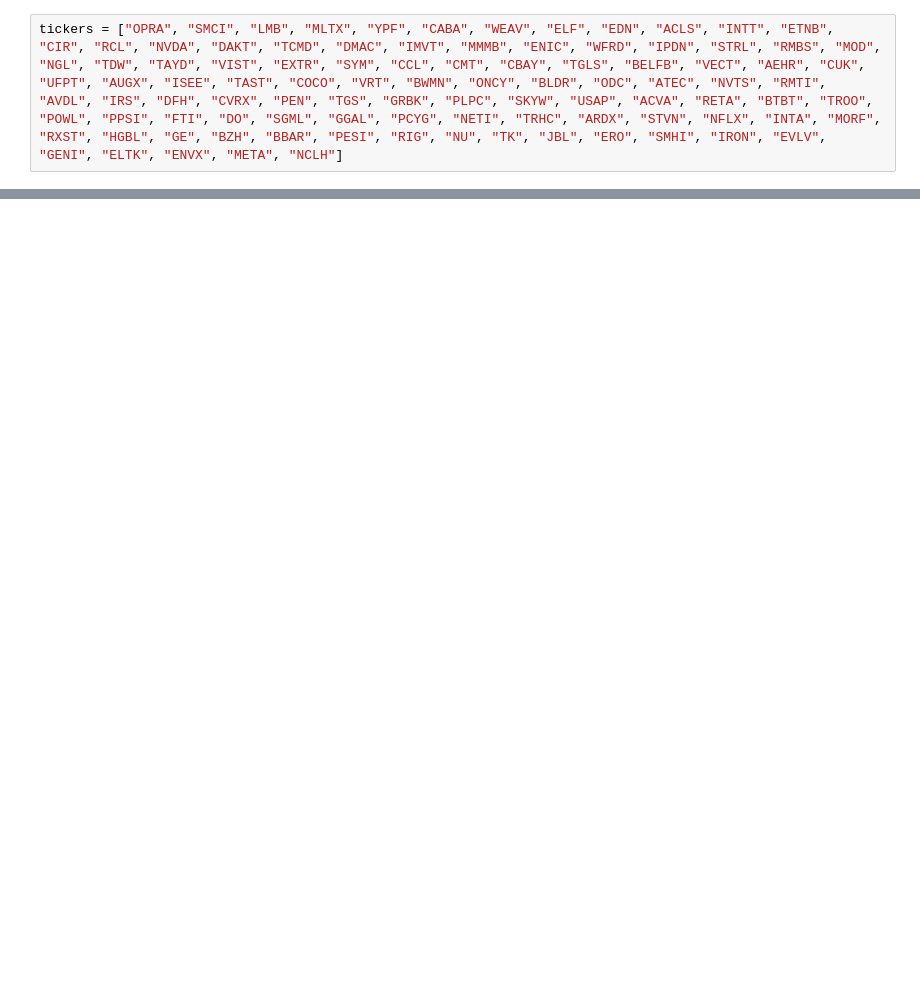
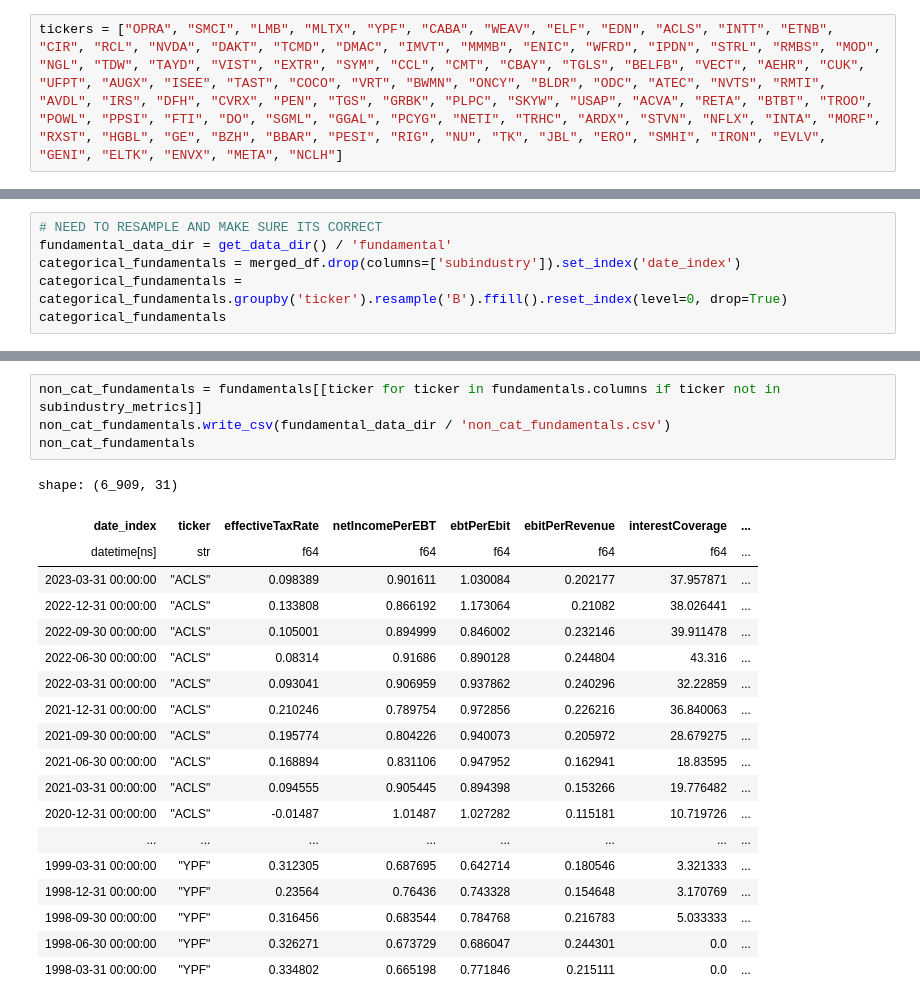
Before and after one commit to jakezur1/factorlib-polars, a Jupyter notebook: factors/fundamental/fundamentals.ipynb, the cells around one changed output, grey strips where cells are left out. Saved outputs shown, nothing was run; the diff lists cells and outputs as text; blank space fills up the shorter version.

```diff
--- a/factors/fundamental/fundamentals.ipynb
+++ b/factors/fundamental/fundamentals.ipynb
@@ -15,0 +150,6 @@ cash_flow_statements = pd.read_csv(raw_data_dir / 'income_statements.csv')
+# %%
+# NEED TO RESAMPLE AND MAKE SURE ITS CORRECT
+fundamental_data_dir = get_data_dir() / 'fundamental'
+categorical_fundamentals = merged_df.drop(columns=['subindustry']).set_index('date_index')
+categorical_fundamentals = categorical_fundamentals.groupby('ticker').resample('B').ffill().reset_index(level=0, drop=True)
+categorical_fundamentals
@@ -15,0 +189,24 @@ cash_flow_statements = pd.read_csv(raw_data_dir / 'income_statements.csv')
+# %%
+non_cat_fundamentals = fundamentals[[ticker for ticker in fundamentals.columns if ticker not in subindustry_metrics]]
+non_cat_fundamentals.write_csv(fundamental_data_dir / 'non_cat_fundamentals.csv')
+non_cat_fundamentals
+# %% [output]
+shape: (6_909, 31)
+| date_index | ticker | effectiveTaxRate | netIncomePerEBT | ebtPerEbit | ebitPerRevenue | interestCoverage | ... |
+| datetime[ns] | str | f64 | f64 | f64 | f64 | f64 | ... |
+| 2023-03-31 00:00:00 | "ACLS" | 0.098389 | 0.901611 | 1.030084 | 0.202177 | 37.957871 | ... |
+| 2022-12-31 00:00:00 | "ACLS" | 0.133808 | 0.866192 | 1.173064 | 0.21082 | 38.026441 | ... |
+| 2022-09-30 00:00:00 | "ACLS" | 0.105001 | 0.894999 | 0.846002 | 0.232146 | 39.911478 | ... |
+| 2022-06-30 00:00:00 | "ACLS" | 0.08314 | 0.91686 | 0.890128 | 0.244804 | 43.316 | ... |
+| 2022-03-31 00:00:00 | "ACLS" | 0.093041 | 0.906959 | 0.937862 | 0.240296 | 32.22859 | ... |
+| 2021-12-31 00:00:00 | "ACLS" | 0.210246 | 0.789754 | 0.972856 | 0.226216 | 36.840063 | ... |
+| 2021-09-30 00:00:00 | "ACLS" | 0.195774 | 0.804226 | 0.940073 | 0.205972 | 28.679275 | ... |
+| 2021-06-30 00:00:00 | "ACLS" | 0.168894 | 0.831106 | 0.947952 | 0.162941 | 18.83595 | ... |
+| 2021-03-31 00:00:00 | "ACLS" | 0.094555 | 0.905445 | 0.894398 | 0.153266 | 19.776482 | ... |
+| 2020-12-31 00:00:00 | "ACLS" | -0.01487 | 1.01487 | 1.027282 | 0.115181 | 10.719726 | ... |
+| ... | ... | ... | ... | ... | ... | ... | ... |
+| 1999-03-31 00:00:00 | "YPF" | 0.312305 | 0.687695 | 0.642714 | 0.180546 | 3.321333 | ... |
+| 1998-12-31 00:00:00 | "YPF" | 0.23564 | 0.76436 | 0.743328 | 0.154648 | 3.170769 | ... |
+| 1998-09-30 00:00:00 | "YPF" | 0.316456 | 0.683544 | 0.784768 | 0.216783 | 5.033333 | ... |
+| 1998-06-30 00:00:00 | "YPF" | 0.326271 | 0.673729 | 0.686047 | 0.244301 | 0.0 | ... |
+| 1998-03-31 00:00:00 | "YPF" | 0.334802 | 0.665198 | 0.771846 | 0.215111 | 0.0 | ... |
```
Also changed, not shown: parts of 8 cells of this notebook, 2 other files.
